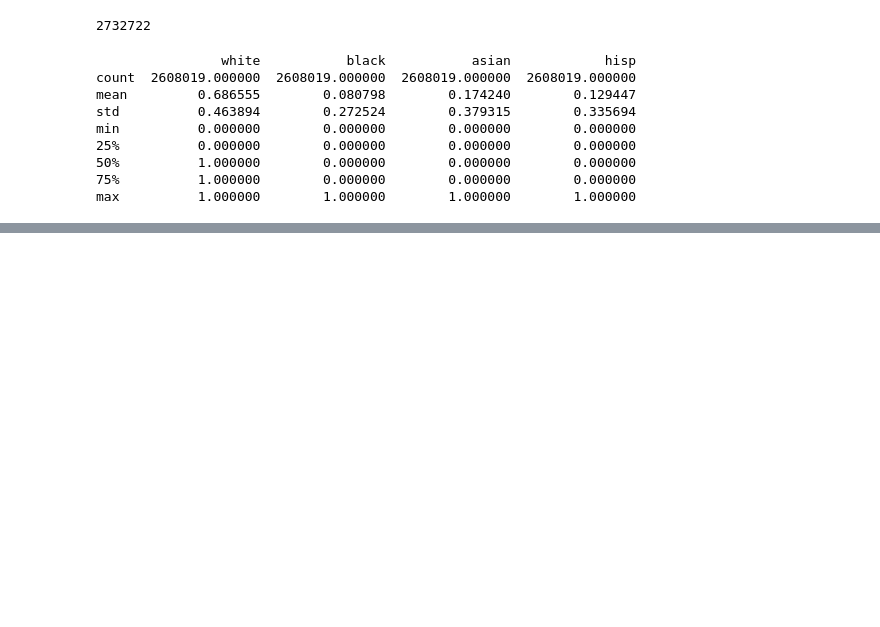
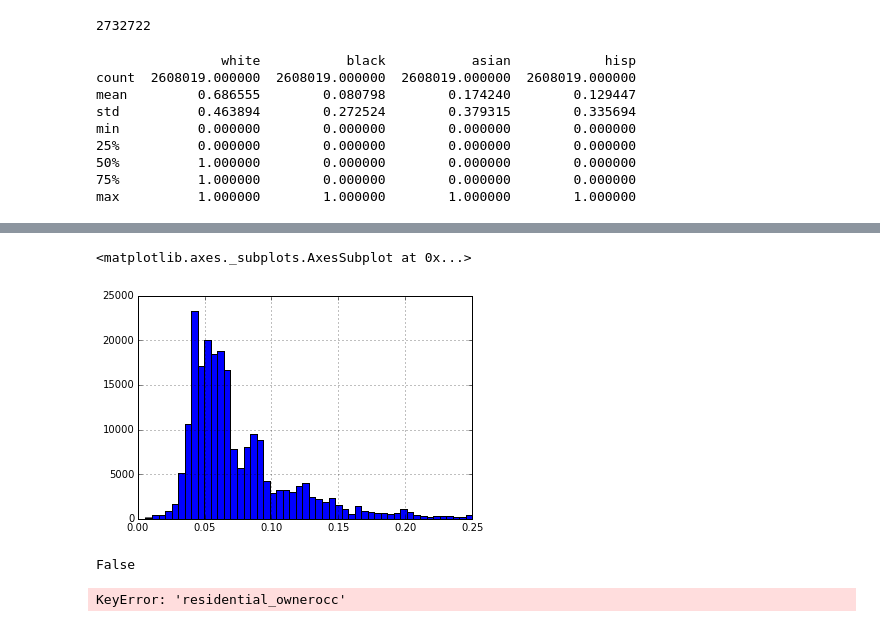
Before and after one commit to UDST/bayarea_urbansim, a Jupyter notebook: arb_notebooks/Data structure diagnostics.ipynb, the cells around one changed output, grey strips where cells are left out. Cells and saved outputs as stored; diff of their text form; code cells hidden in the pictures; blank space fills up the shorter version.

```diff
--- a/arb_notebooks/Data structure diagnostics.ipynb
+++ b/arb_notebooks/Data structure diagnostics.ipynb
@@ -154,0 +190,3 @@ max          1.000000        1.000000        1.000000        1.000000
+# %%
+cap_rate2 = n.residential_rent.multiply(12).divide(n.residential_price)
+print cap_rate2.describe()
@@ -154,0 +203,14 @@ max          1.000000        1.000000        1.000000        1.000000
+# %%
+cap_rate2[cap_rate2<0.25].hist(bins=50)
+# %% [output]
+<matplotlib.axes._subplots.AxesSubplot at 0x...>
+[figure, added]
+# %%
+use = 'three'
+print (use in ['one','two'])
+# %% [output]
+False
+# %%
+t = sim.get_table('parcels').to_frame()
+# %% [output]
+KeyError: 'residential_ownerocc'
```
Also changed, not shown: parts of 15 cells of this notebook, 8 other files.
